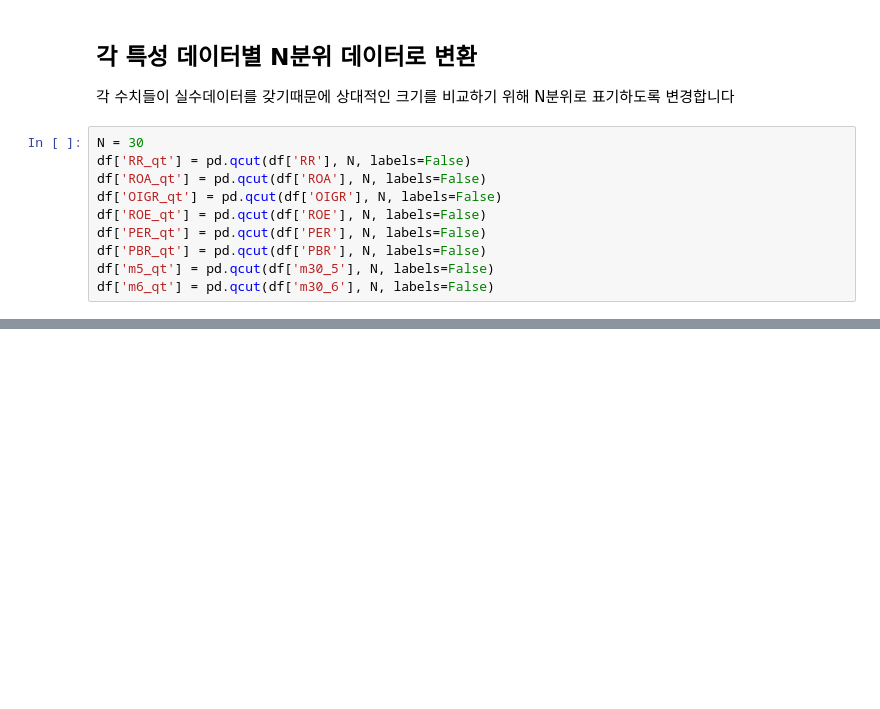
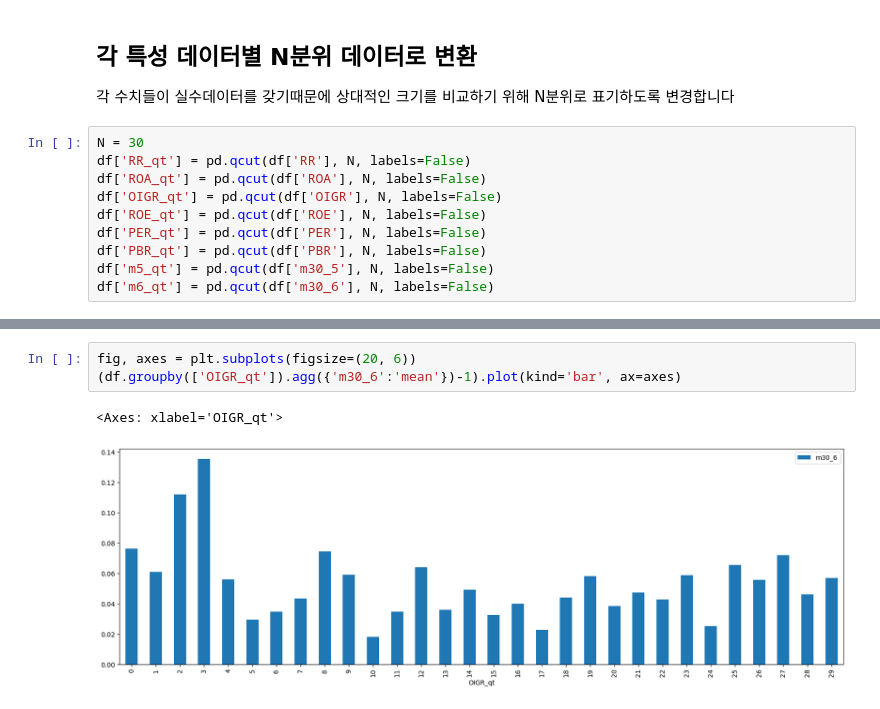
Before and after one commit to jetech-trading/jetech-trading.github.io, a Jupyter notebook: _build/jupyter_execute/stock/20230606.ipynb, the cells around one changed output, grey strips where cells are left out. Drawn from its saved outputs; the diff is of its cells as text; blank space fills up the shorter version.

```diff
--- a/_build/jupyter_execute/stock/20230606.ipynb
+++ b/_build/jupyter_execute/stock/20230606.ipynb
@@ -81,0 +82,6 @@ for ax in axes: ax.grid()
+# %%
+fig, axes = plt.subplots(figsize=(20, 6))
+(df.groupby(['OIGR_qt']).agg({'m30_6':'mean'})-1).plot(kind='bar', ax=axes)
+# %% [output]
+<Axes: xlabel='OIGR_qt'>
+[figure, added]
```
Also changed, not shown: parts of 8 cells of this notebook, 12 other files.
